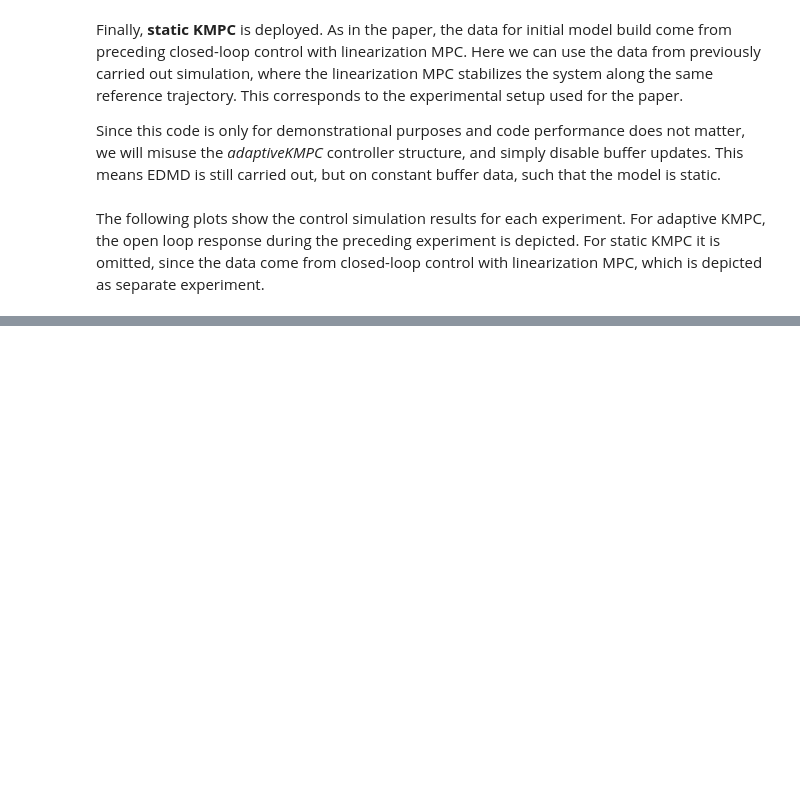
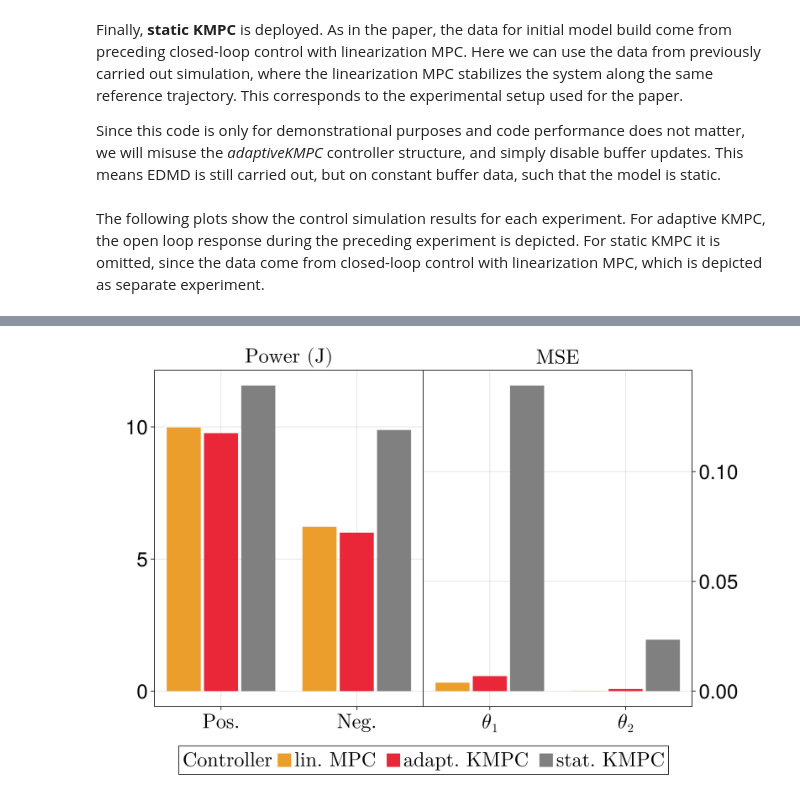
Before and after one commit to adrianodelr/adaptive-koopman-mpc, a Jupyter notebook: src/reference_tracking_double_pendulum.ipynb, the cells around one changed output, grey strips where cells are left out. Saved outputs shown, nothing was run; the diff lists cells and outputs as text; code cells hidden in the pictures; blank space fills up the shorter version.

```diff
--- a/src/reference_tracking_double_pendulum.ipynb
+++ b/src/reference_tracking_double_pendulum.ipynb
@@ -160,0 +162,15 @@ fig = plot_tracking_results((X_a, U_a, T_a), (X_s, U_s, T_s),  (X_l, U_l, T_l),
+# %%
+# introduce local scope
+let X_a=X_a, U_a=U_a, X_s=X_s, U_s=U_s, X_l=X_l, U_l=U_l, X_ref=X_ref
+    istart = 50                             # since adaptive KMPC starts with an offset, discard first 0.5 s
+    X_a = X_a[:,istart:end]
+    U_a = U_a[:,istart:end]
+    X_s = X_s[:,istart:end]
+    U_s = U_s[:,istart:end]
+    X_l = X_l[:,istart:end]
+    U_l = U_l[:,istart:end]
+    X_ref = [X_ref[:,istart:end] repeat(X_ref[:,end]', outer=(N-size(X_ref,2)))']
+    plot_performance_metrics((X_a, U_a), (X_s, U_s),  (X_l, U_l), X_ref, h)
+end
+# %% [output]
+[figure, added]
```
Also changed, not shown: parts of 6 cells of this notebook, 2 other files.
